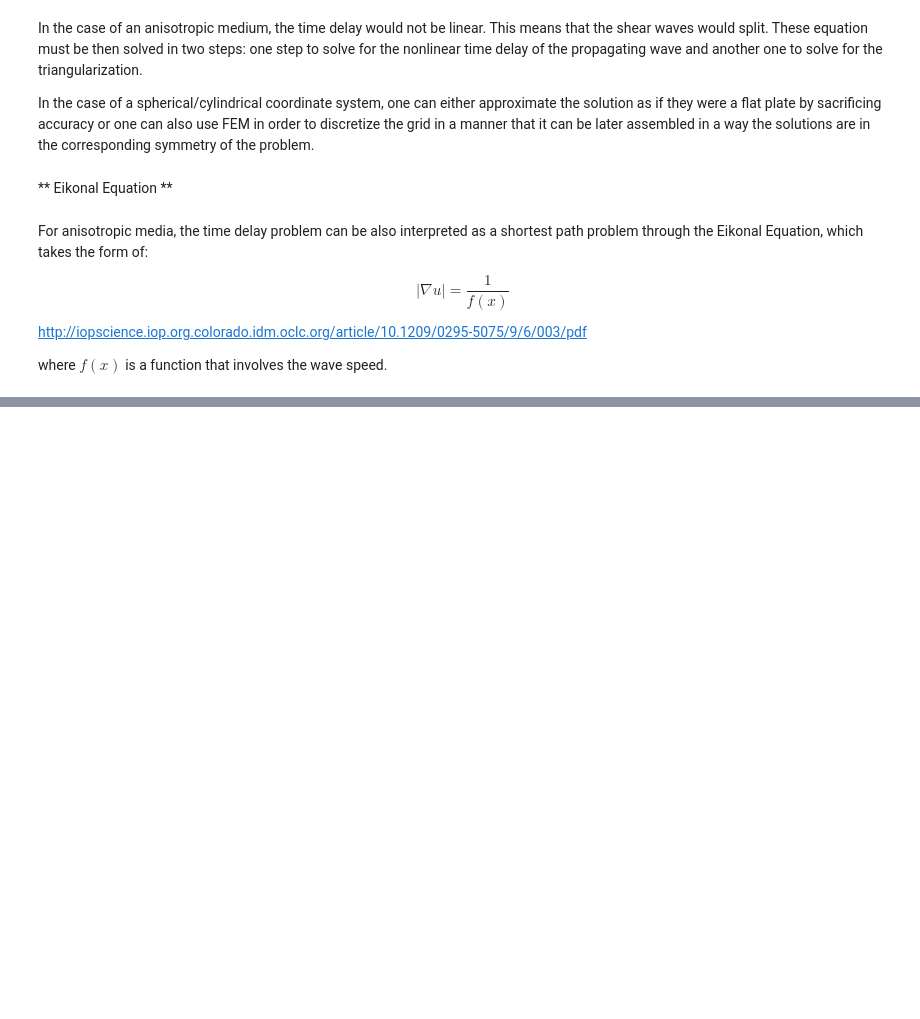
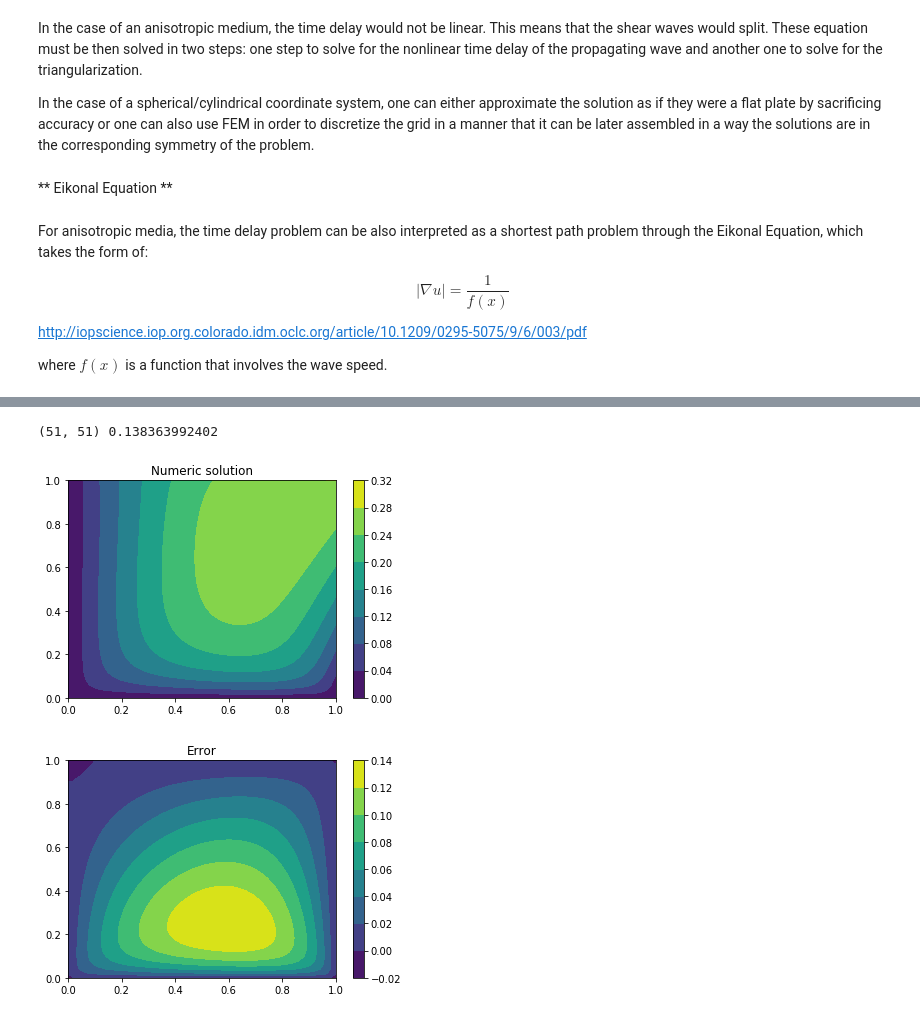
Before and after one commit to sarahaguasvivas/source-local-board, a Jupyter notebook: Source_Local.ipynb, the cells around one changed output, grey strips where cells are left out. Cells and saved outputs as stored; diff of their text form; code cells hidden in the pictures; blank space fills up the shorter version.

```diff
--- a/Source_Local.ipynb
+++ b/Source_Local.ipynb
@@ -320,0 +365,28 @@ The weak form for this equation is simple, but the right hand side has to be a t
+# %%
+class mms0:
+    def u(x, y):
+        return x*np.exp(-x)*np.tanh(y)
+    def grad_u(x, y):
+        return np.array([(1 - x)*np.exp(-x)*np.tanh(y),
+                            x*np.exp(-x)*(1 - np.tanh(y)**2)])
+    def laplacian_u(x, y):
+        return ((2 - x)*np.exp(-x)*np.tanh(y)
+                - 2*x*np.exp(-x)*(np.tanh(y)**2 - 1)*np.tanh(y))
+    def grad_u_dot_normal(x, y, n):
+        return grad_u(x, y) @ n
+
+x, y, A, rhs = laplacian2dEikonal(.02, mms0.laplacian_u, mms0.u)
+u = sp.linalg.spsolve(A, rhs).reshape(x.shape)
+print(u.shape, np.linalg.norm((u - mms0.u(x,y)).flatten(), np.inf))
+pyplot.contourf(x, y, u)
+pyplot.colorbar()
+pyplot.title('Numeric solution')
+pyplot.figure()
+pyplot.contourf(x, y, u - mms0.u(x, y))
+pyplot.colorbar()
+pyplot.title('Error');
+pyplot.show()
+# %% [output]
+(51, 51) 0.138363992402
+[figure, added]
+[figure, added]
```
Also changed, not shown: parts of 2 cells of this notebook.
